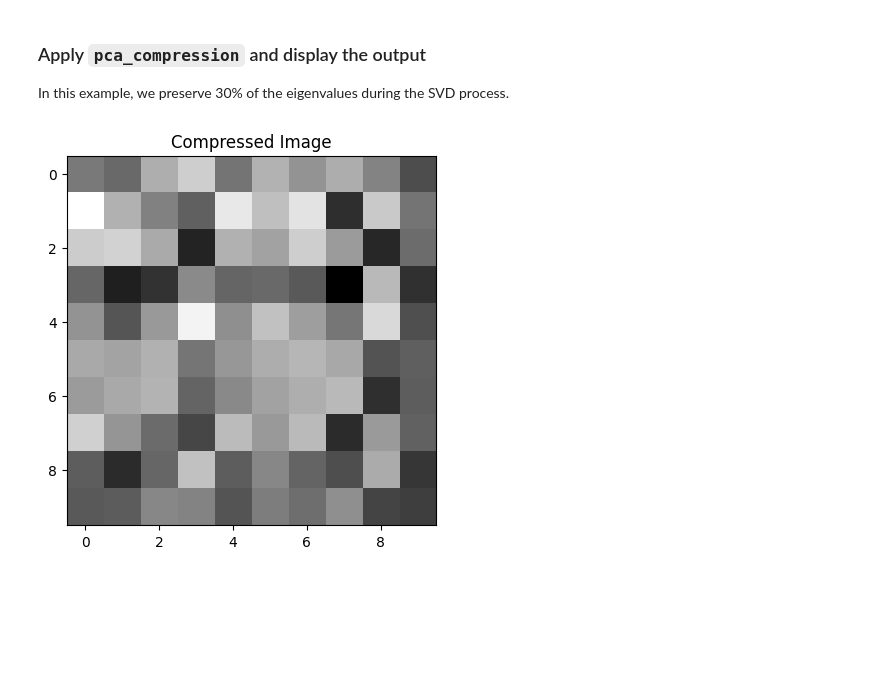
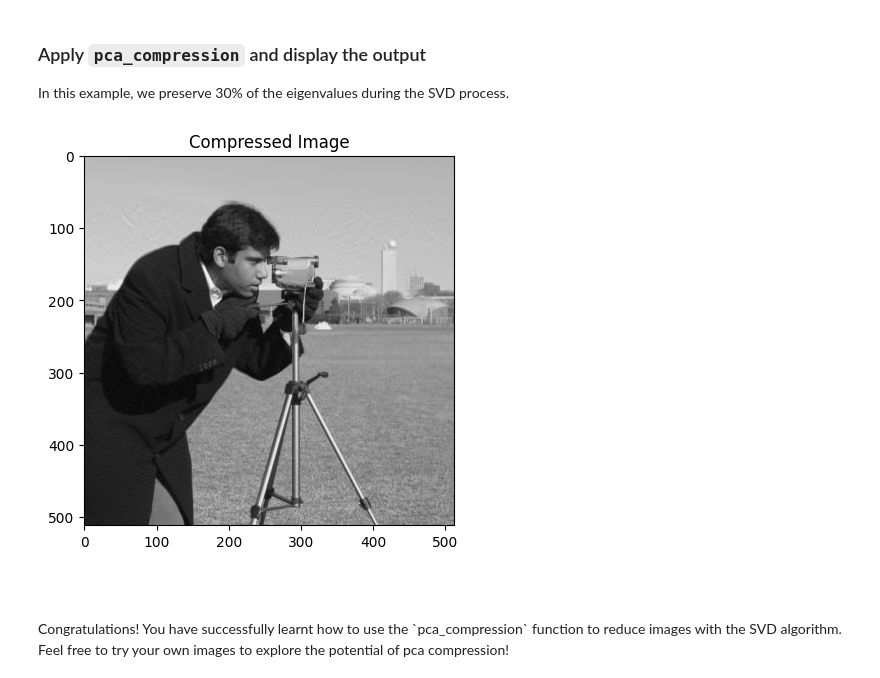
Before and after one commit to UBC-MDS/SharpEdge, a Jupyter notebook: docs/pca_compression.ipynb, the cells around one changed output. Cells and saved outputs as stored; diff of their text form; code cells hidden in the pictures; blank space fills up the shorter version.

Commit message:
use skimage as demo image

```diff
--- a/docs/pca_compression.ipynb
+++ b/docs/pca_compression.ipynb
@@ -34,0 +18,9 @@ plt.show()
+# %%
+# Load the camera grayscale image from scikit-image
+img = data.camera()
+
+# Display the image
+plt.imshow(img, cmap='gray')
+plt.title("Camera Grayscale Image")
+plt.axis('off')
+plt.show()
@@ -36,9 +43,13 @@ plt.show()
 ### Apply `pca_compression` and display the output
 In this example, we preserve 30% of the eigenvalues during the SVD process.
 # %%
-compressed_image = pca_compression(sample_image, preservation_rate=0.3)
+compressed_image = pca_compression(img, preservation_rate=0.2)
 plt.imshow(compressed_image, cmap='gray')
 plt.title("Compressed Image")
 plt.show()
 # %% [output]
-[figure, old version]
+[figure, new version]
+# %% [markdown]
+<br>
+<br>
+Congratulations! You have successfully learnt how to use the `pca_compression` function to reduce images with the SVD algorithm. Feel free to try your own images to explore the potential of pca compression!
```
Also changed, not shown: parts of 10 cells of this notebook.
